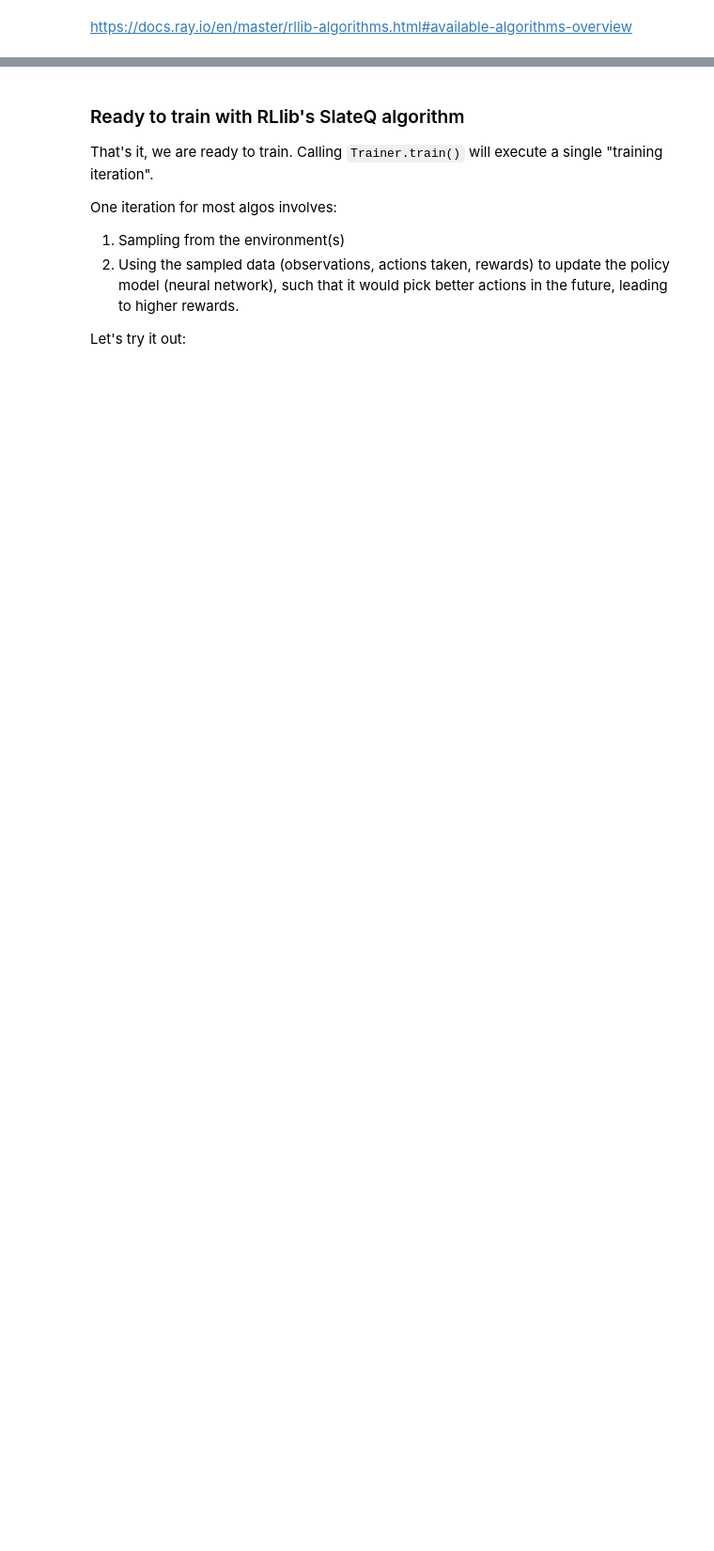
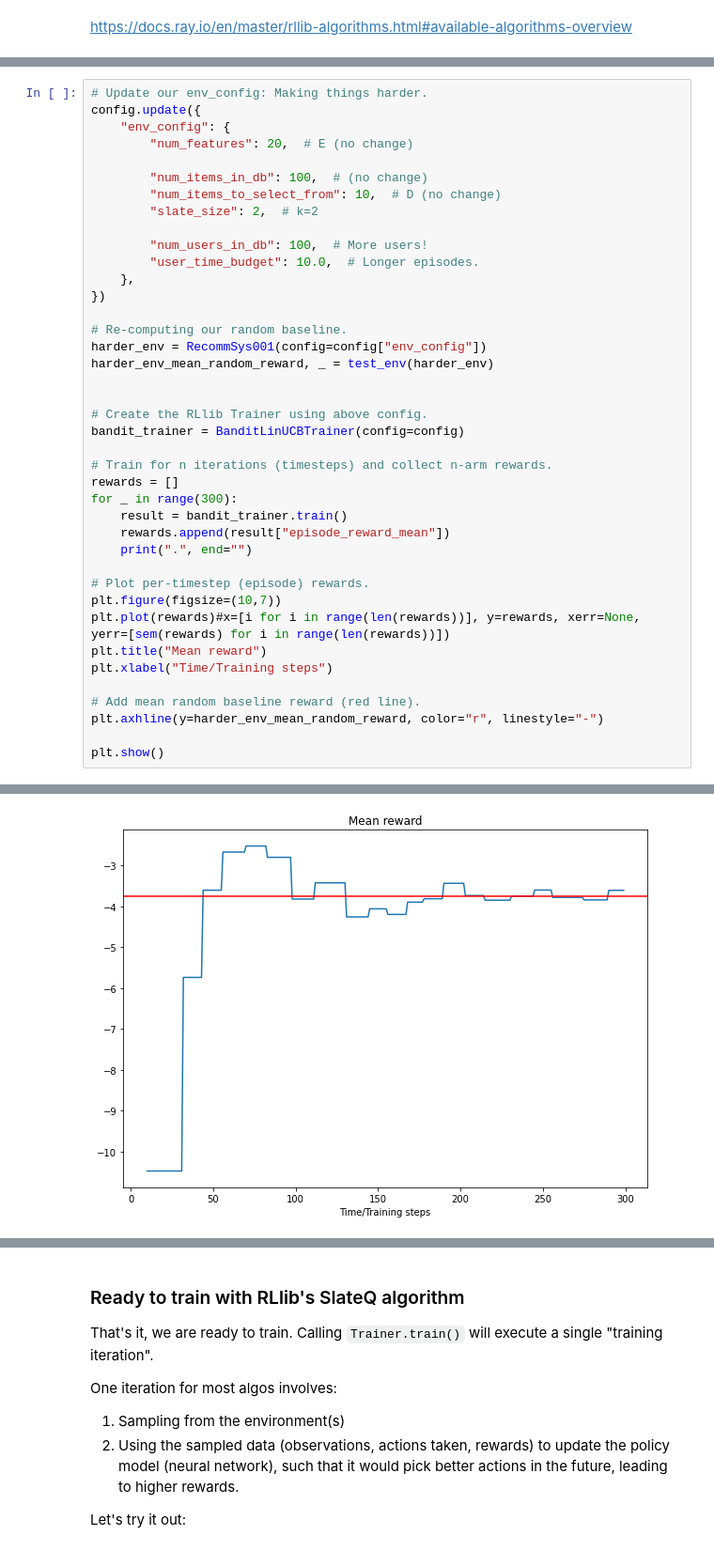
Before and after one commit to sven1977/rllib_tutorials, a Jupyter notebook: rl_conference_2022/tutorial_notebook.ipynb, the cells around one changed output, grey strips where cells are left out. Shown at 94% size. Cells and saved outputs as stored; diff of their text form; blank space fills up the shorter version.

```diff
--- a/rl_conference_2022/tutorial_notebook.ipynb
+++ b/rl_conference_2022/tutorial_notebook.ipynb
@@ -274,0 +452,41 @@ SlateQTrainer
+# %%
+# Update our env_config: Making things harder.
+config.update({
+    "env_config": {
+        "num_features": 20,  # E (no change)
+
+        "num_items_in_db": 100,  # (no change)
+        "num_items_to_select_from": 10,  # D (no change)
+        "slate_size": 2,  # k=2
+
+        "num_users_in_db": 100,  # More users!
+        "user_time_budget": 10.0,  # Longer episodes.
+    },
+})
+
+# Re-computing our random baseline.
+harder_env = RecommSys001(config=config["env_config"])
+harder_env_mean_random_reward, _ = test_env(harder_env)
+
+
+# Create the RLlib Trainer using above config.
+bandit_trainer = BanditLinUCBTrainer(config=config)
+
+# Train for n iterations (timesteps) and collect n-arm rewards.
+rewards = []
+for _ in range(300):
+    result = bandit_trainer.train()
+    rewards.append(result["episode_reward_mean"])
+    print(".", end="")
+
+# Plot per-timestep (episode) rewards.
+plt.figure(figsize=(10,7))
+plt.plot(rewards)#x=[i for i in range(len(rewards))], y=rewards, xerr=None, yerr=[sem(rewards) for i in range(len(rewards))])
+plt.title("Mean reward")
+plt.xlabel("Time/Training steps")
+
+# Add mean random baseline reward (red line).
+plt.axhline(y=harder_env_mean_random_reward, color="r", linestyle="-")
+
+plt.show()
+# %% [output]
@@ -274,0 +496 @@ SlateQTrainer
+[figure, added]
```
Also changed, not shown: parts of 62 cells of this notebook, 10 other files.
